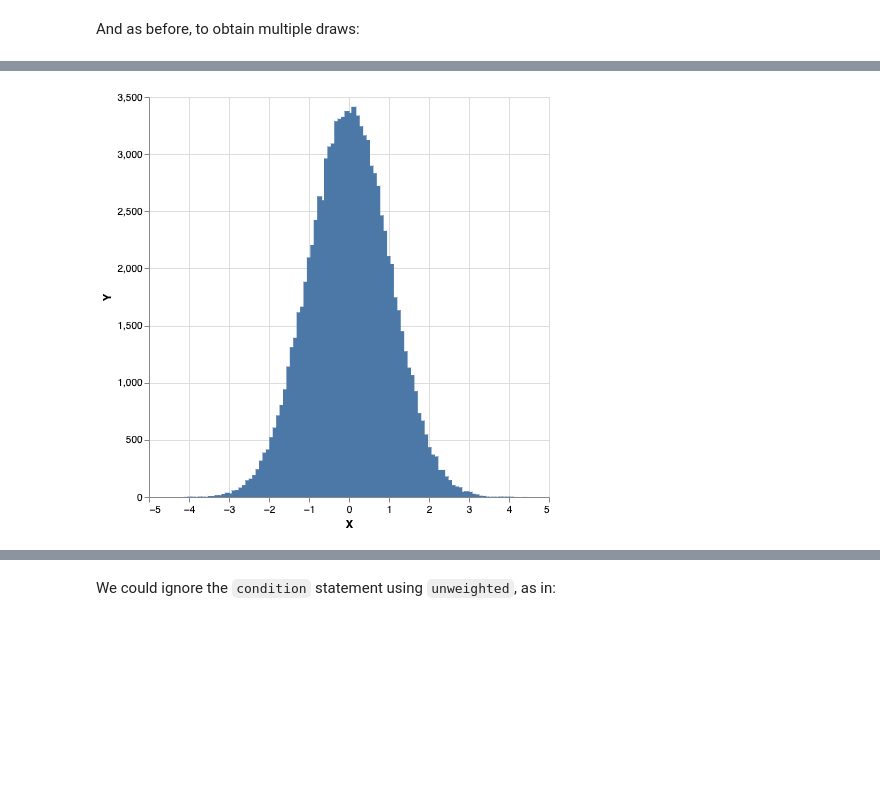
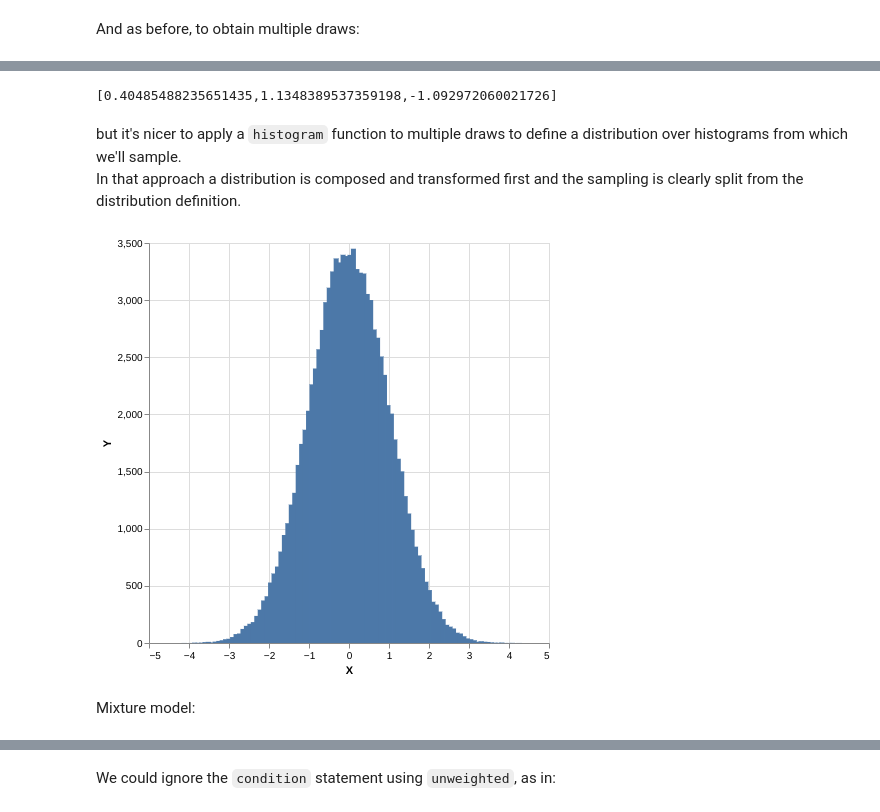
Before and after one commit to tweag/monad-bayes, a Jupyter notebook: notebooks/tutorials/Sampling.ipynb, the cells around one changed output, grey strips where cells are left out. Cells and saved outputs as stored; diff of their text form; code cells hidden in the pictures; blank space fills up the shorter version.

```diff
--- a/notebooks/tutorials/Sampling.ipynb
+++ b/notebooks/tutorials/Sampling.ipynb
@@ -100,0 +112,5 @@ We'd like to view a histogram of samples, which in the limit of many samples sho
+# %%
+constWeight = 1 :: Log Double
+
+samples <- sampler $  replicateM 100000 ((,constWeight) <$> model2)
+plot . histogramToList . histogram 100 $ samples
@@ -101,7 +126,16 @@ We'd like to view a histogram of samples, which in the limit of many samples sho
+# %%
+sampler $ replicateM 3 model2
+# %% [output]
+[0.40485488235651435,1.1348389537359198,-1.092972060021726]
+# %% [markdown]
+but it's nicer to apply a `histogram` function to multiple draws to define a distribution over histograms from which we'll sample.\
+In that approach a distribution is composed and transformed first and the sampling is clearly split from the distribution definition.
 # %%
-sampler $ plot . histogramToList . histogram 100 <$> replicateM 100000 (weighted model2)
+sampler $ plot . histogramToList . histogram 100 <$> replicateM 100000 ((,constWeight) <$>  model2)
 # %% [output]
-[figure, old version]
+[figure, new version]
+# %% [markdown]
+Mixture model:
 # %%
 model3 = do
     p <- bernoulli 0.7
```
Also changed, not shown: parts of 26 cells of this notebook, 1 other file.
